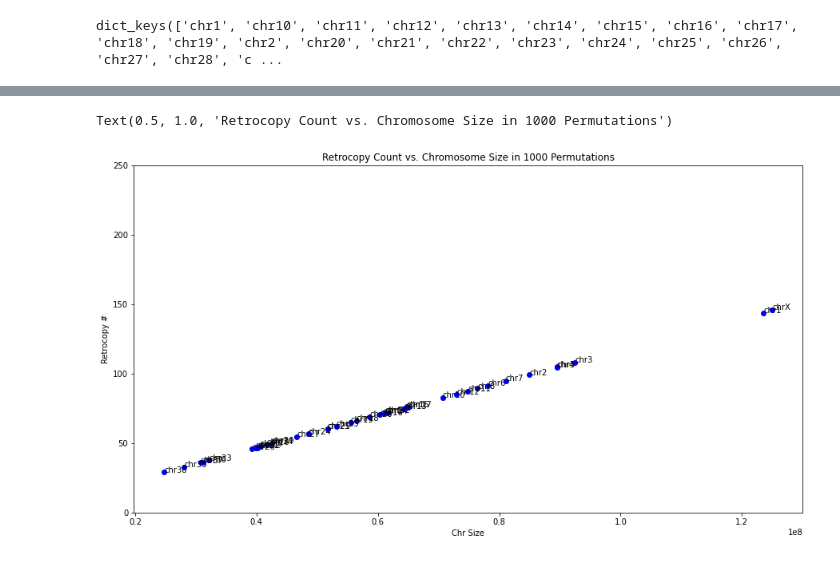
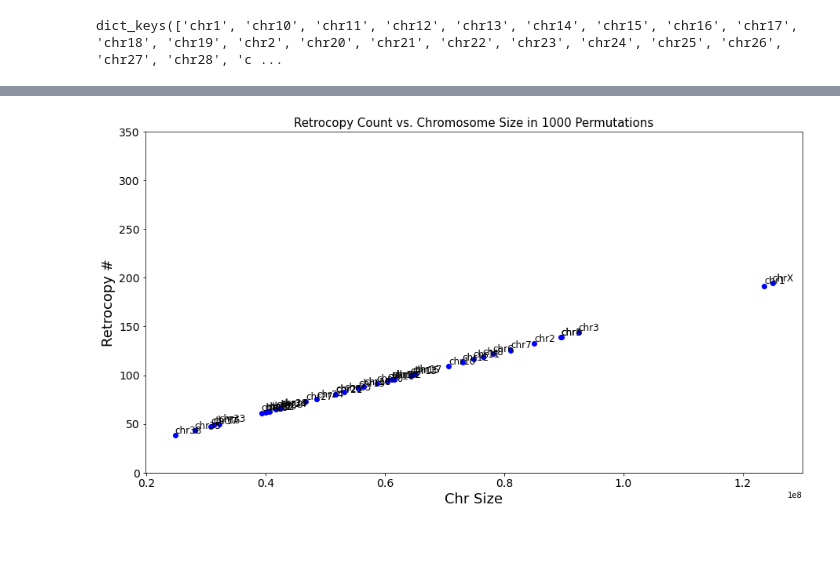
Before and after one commit to antnguye/dups_and_retrogenes_in_canine_assemblies, a Jupyter notebook: retrogene_scripts/retrocopy_hallmark_analysis.ipynb, the cells around one changed output, grey strips where cells are left out. Drawn from its saved outputs; the diff is of its cells as text; code cells hidden in the pictures.

```diff
--- a/retrogene_scripts/retrocopy_hallmark_analysis.ipynb
+++ b/retrogene_scripts/retrocopy_hallmark_analysis.ipynb
@@ -353,0 +589,6 @@ neither 0 0.0
+# %%
+#determine counts
+polyA_dist = {}
+for i in range(5,50):
+    polyA_dist[i] = np.count_nonzero(np.array(polyA_lengths) == i)
+polyA_dist["50+"] = np.count_nonzero(np.array(polyA_lengths) >= 50) # everything with a tail longer than 50 is added to 50 category
@@ -353,0 +630,8 @@ neither 0 0.0
+# %%
+#determine counts
+tsd_dist = {}
+for i in range(5,50):
+    tsd_dist[i] = np.count_nonzero(np.array(tsd_lengths) == i)
+tsd_dist["50+"] = np.count_nonzero(np.array(tsd_lengths) >= 50)
+tsd_dist
+# everything with a tail longer than 50 is added to 50 category
@@ -387,7 +704,7 @@ chrom_size
  'chrX': 124992030}
 # %%
 mischka_retros_by_chro = {}
-f = open("mischka.blat_retrocopies.sorted.txt", 'rt')
+f = open("mischka.blat_retrocopies_assembled.sorted.txt", 'rt')
 inFile = f.readlines()
 for line in inFile:
     line = line.rstrip().split()
@@ -476,9 +793,12 @@ mischka_chrom_length
 plt.figure(figsize=(15,8))
 for i in range(len(mischka_chrom_length)):
     plt.plot(mischka_chrom_length[i], mischka_retro_count[i],'bo')
-    plt.text(mischka_chrom_length[i] + 0.01, mischka_retro_count[i] + 0.01, list(mischka_retros_by_chro.keys())[i])
-plt.xlabel('Chr Size')
-plt.ylabel('Retrocopy #')
-plt.ylim(0,250)
-plt.title("Retrocopy Count vs. Chromosome Size in Mischka")
+    plt.text(mischka_chrom_length[i] + 2, mischka_retro_count[i] + 2, list(mischka_retros_by_chro.keys())[i], fontsize = 14)
+plt.xlabel('Chr Size',  fontsize = 18)
+plt.ylabel('Retrocopy #', fontsize = 18)
+plt.xticks(fontsize = 14)
+plt.yticks(fontsize = 14)
+plt.ylim(0,350)
+plt.title("Retrocopy Count vs. Chromosome Size in Mischka", fontsize = 15)
+plt.savefig("/home/antnguye/links/jmkiddscratch/final_mischka_paper_files/suppfig_3A.jpg", dpi=300, bbox_inches = 'tight')
 # %% [output]
@@ -560,12 +885,14 @@ sum(permutations_avg)
 # %%
 plt.figure(figsize=(15,8))
 for i in range(len(mischka_chrom_length)):
     plt.plot(mischka_chrom_length[i], permutations_avg[i],'bo')
-    plt.text(mischka_chrom_length[i] + 0.01, permutations_avg[i] + 0.01, list(mischka_retros_by_chro.keys())[i])
-plt.xlabel('Chr Size')
-plt.ylabel('Retrocopy #')
-plt.ylim(0,250)
-plt.title("Retrocopy Count vs. Chromosome Size in 1000 Permutations")
+    plt.text(mischka_chrom_length[i] + 2, permutations_avg[i] + 2, list(mischka_retros_by_chro.keys())[i],fontsize = 12)
+plt.xlabel('Chr Size', fontsize = 18)
+plt.ylabel('Retrocopy #', fontsize = 18)
+plt.xticks(fontsize = 14)
+plt.yticks(fontsize = 14)
+plt.ylim(0,350)
+plt.title("Retrocopy Count vs. Chromosome Size in 1000 Permutations", fontsize = 15)
+plt.savefig("/home/antnguye/links/jmkiddscratch/final_mischka_paper_files/suppfig_3B.jpg", dpi=300, bbox_inches='tight')
 # %% [output]
-Text(0.5, 1.0, 'Retrocopy Count vs. Chromosome Size in 1000 Permutations')
-[figure, old version]
+[figure, new version]
```
Also changed, not shown: parts of 53 cells of this notebook, 20 other files.
